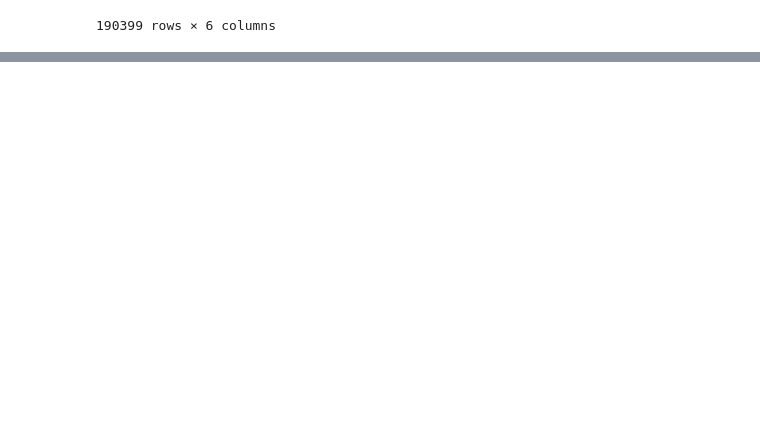
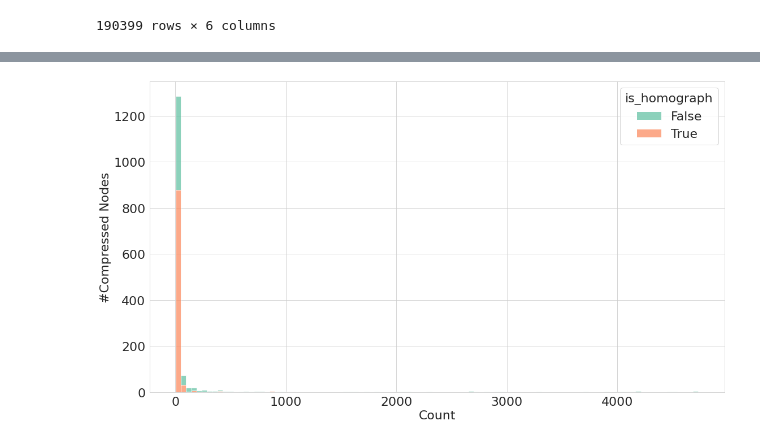
Before and after one commit to northeastern-datalab/domain_net, a Jupyter notebook: network_analysis/graph_compression.ipynb, the cells around one changed output, grey strips where cells are left out. Saved outputs shown, nothing was run; the diff lists cells and outputs as text; code cells hidden in the pictures; blank space fills up the shorter version.

```diff
--- a/network_analysis/graph_compression.ipynb
+++ b/network_analysis/graph_compression.ipynb
@@ -213,0 +230,6 @@ dtype: int64
+# %%
+ax = sns.histplot(data=df_compressed, x='size', hue='is_homograph', bins=100, palette='Set2', multiple="stack")
+ax.set(xlabel='Count', ylabel='#Compressed Nodes')
+plt.tight_layout()
+# %% [output]
+[figure, added]
```
Also changed, not shown: parts of 15 cells of this notebook.
